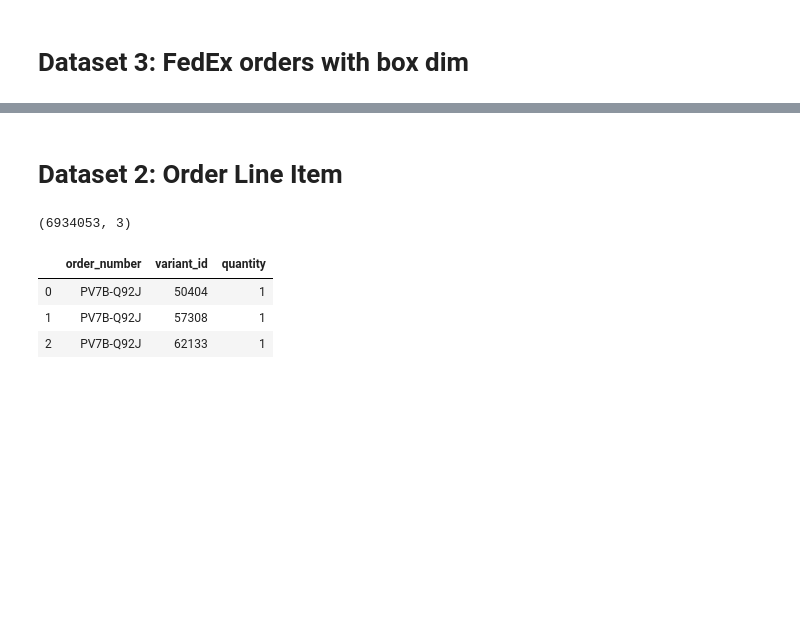
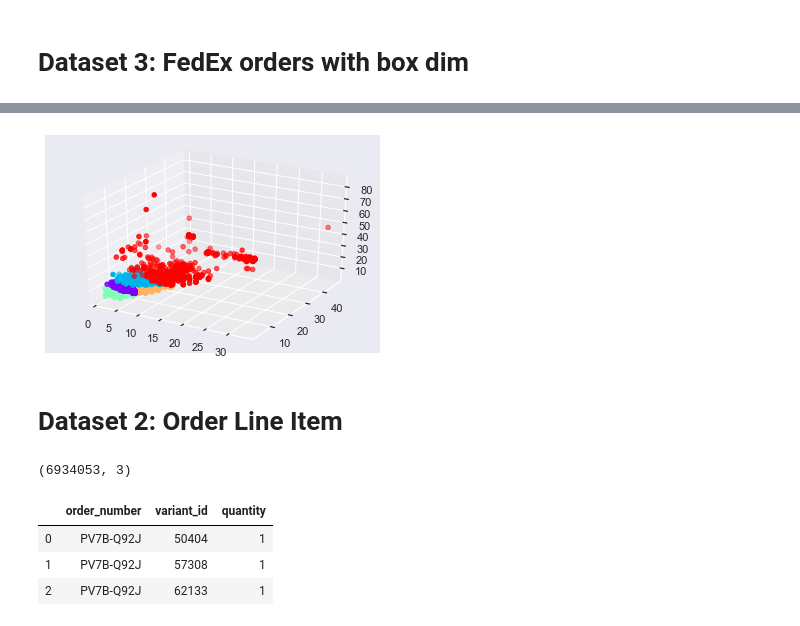
Before and after one commit to elle-ctrl/BoxSize, a Jupyter notebook: Box_size_cleaning_data.ipynb, the cells around one changed output, grey strips where cells are left out. Drawn from its saved outputs; the diff is of its cells as text; code cells hidden in the pictures; blank space fills up the shorter version.

```diff
--- a/Box_size_cleaning_data.ipynb
+++ b/Box_size_cleaning_data.ipynb
@@ -53,0 +86,9 @@ box_size.dropna(subset=['Dim height','Reference 2'], inplace = True)
+# %%
+# Adding box type label for all orders
+FedEx_box_type = 5
+kmeans_box = KMeans(n_clusters=FedEx_box_type, random_state=0, max_iter = 1000).fit(box_size.iloc[:,1:4])
+box_size['FedEx_box_type'] = kmeans_box.labels_
+box_size.head(3)
+box_label = box_size.drop(columns = ['Dim length','Dim width','Dim height','box_vol']).copy()
+print(box_label.shape)
+box_label.head(3)
@@ -54,13 +101,25 @@ box_size.dropna(subset=['Dim height','Reference 2'], inplace = True)
+# %%
+# Visualize the distribution of box label
+cfig = plt.figure()
+ax = cfig.add_subplot(111, projection='3d')
+classes = kmeans_box.labels_
+colors = cm.rainbow(np.linspace(0, 1, FedEx_box_type))
+for i in range(FedEx_box_type):
+    x=box_size.loc[classes == i, 'Dim length']
+    y=box_size.loc[classes == i, 'Dim width']
+    z=box_size.loc[classes == i, 'Dim height']
+    ax.scatter(x, y,z,c=colors[i].reshape(1,-1))
+# %% [output]
+[figure, added]
 # %% [markdown]
 # Dataset 2: Order Line Item
 # %%
-line1 = pd.read_csv('new_data/Jan2019_Jun2019_order_line.csv')
-line2 = pd.read_csv('new_data/Jul2019_Aug2020_order_line.csv')
+line1 = pd.read_csv('/Users/elle.le/Workspace/BoxSize_local/new_data/Jan2019_Jun2019_order_line.csv')
+line2 = pd.read_csv('/Users/elle.le/Workspace/BoxSize_local/new_data/Jul2019_Aug2020_order_line.csv')
 line = pd.concat([line1,line2], ignore_index = True).copy()
+line.shape
+# %% [output]
+(6934053, 3)
-# %%
-line.shape
-# %% [output]
-(6934053, 3)
 # %%
 line.head(3)
 # %% [output]
```
Also changed, not shown: parts of 45 cells of this notebook.
